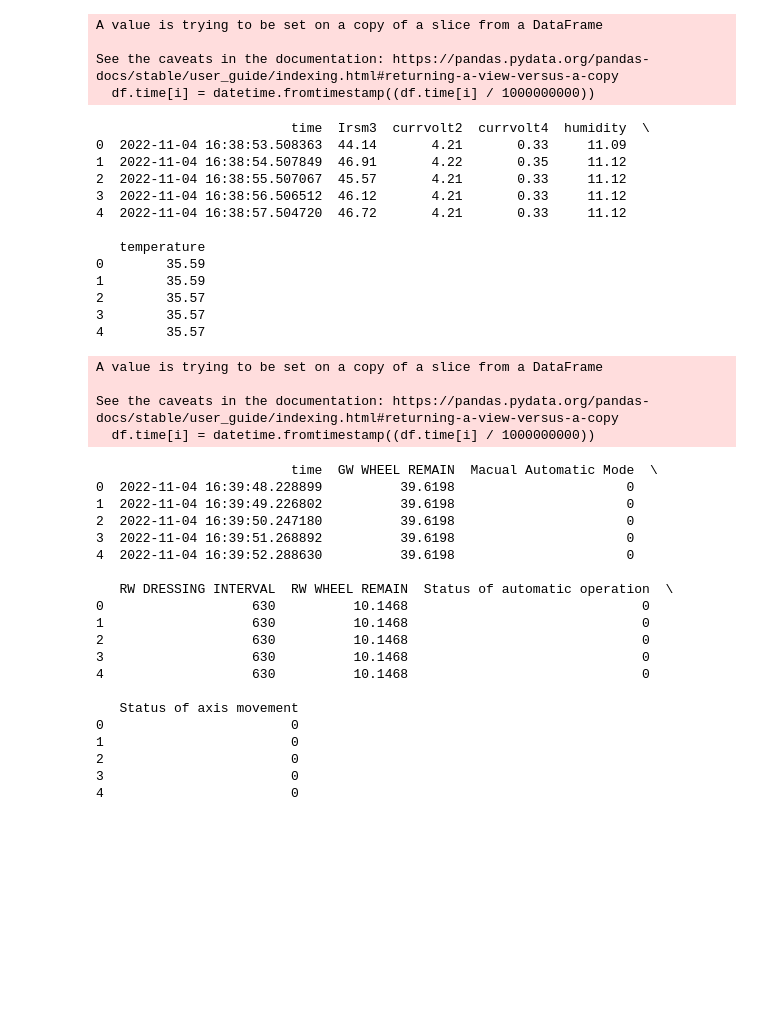
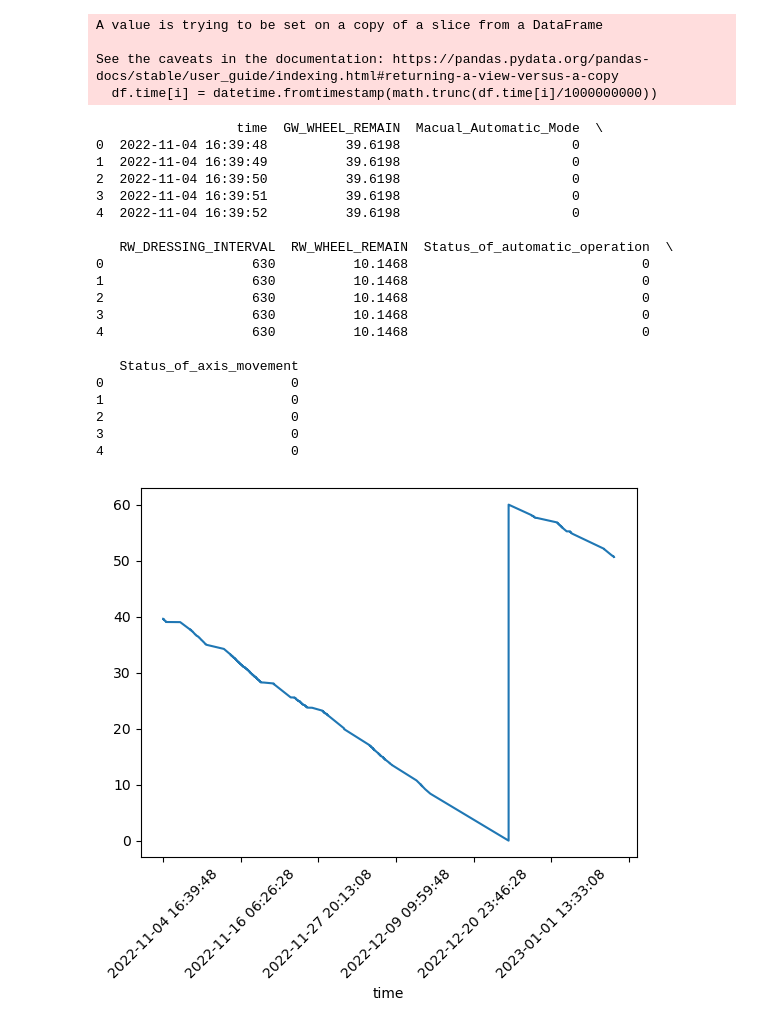
Before and after one commit to minimini9951/Final-Project-in-class, a Jupyter notebook: data analyze.ipynb, the cells around one changed output. Drawn from its saved outputs; the diff is of its cells as text; code cells hidden in the pictures; blank space fills up the shorter version.

```diff
--- a/data analyze.ipynb
+++ b/data analyze.ipynb
@@ -17,3 +15,6 @@ fanuc_df.drop(["name", 'TOTAL_COUNTER', 'PART COUNTER', 'GW DRESSING INTERVAL',
+# %%
+fanuc_path = "C:/k_digital/source/python_study/Final-Project-in-class/Data/fanuc.csv"
+fanuc_df = pd.read_csv(fanuc_path)
 # %%
 def trans_timestamp_with_ms(df):
     for i in range(len(df.time)):
@@ -21,47 +22,41 @@ def trans_timestamp_with_ms(df):
     print(df.head())
 # %%
-trans_timestamp_with_ms(data_df)
 trans_timestamp_with_ms(fanuc_df)
 # %% [output]
 A value is trying to be set on a copy of a slice from a DataFrame
 
 See the caveats in the documentation: https://pandas.pydata.org/pandas-docs/stable/user_guide/indexing.html#returning-a-view-versus-a-copy
-  df.time[i] = datetime.fromtimestamp((df.time[i] / 1000000000))
+  df.time[i] = datetime.fromtimestamp(math.trunc(df.time[i]/1000000000))
-                         time  Irsm3  currvolt2  currvolt4  humidity  \
-0  2022-11-04 16:38:53.508363  44.14       4.21       0.33     11.09
-1  2022-11-04 16:38:54.507849  46.91       4.22       0.35     11.12
-2  2022-11-04 16:38:55.507067  45.57       4.21       0.33     11.12
-3  2022-11-04 16:38:56.506512  46.12       4.21       0.33     11.12
-4  2022-11-04 16:38:57.504720  46.72       4.21       0.33     11.12
+                  time  GW_WHEEL_REMAIN  Macual_Automatic_Mode  \
+0  2022-11-04 16:39:48          39.6198                      0
+1  2022-11-04 16:39:49          39.6198                      0
+2  2022-11-04 16:39:50          39.6198                      0
+3  2022-11-04 16:39:51          39.6198                      0
+4  2022-11-04 16:39:52          39.6198                      0
 
-   temperature
-0        35.59
-1        35.59
-2        35.57
-3        35.57
-4        35.57
+   RW_DRESSING_INTERVAL  RW_WHEEL_REMAIN  Status_of_automatic_operation  \
+0                   630          10.1468                              0
+1                   630          10.1468                              0
+2                   630          10.1468                              0
+3                   630          10.1468                              0
+4                   630          10.1468                              0
+
+   Status_of_axis_movement
+0                        0
+1                        0
+2                        0
+3                        0
+4                        0
-A value is trying to be set on a copy of a slice from a DataFrame
-
-See the caveats in the documentation: https://pandas.pydata.org/pandas-docs/stable/user_guide/indexing.html#returning-a-view-versus-a-copy
-  df.time[i] = datetime.fromtimestamp((df.time[i] / 1000000000))
-                         time  GW WHEEL REMAIN  Macual Automatic Mode  \
-0  2022-11-04 16:39:48.228899          39.6198                      0
-1  2022-11-04 16:39:49.226802          39.6198                      0
-2  2022-11-04 16:39:50.247180          39.6198                      0
-3  2022-11-04 16:39:51.268892          39.6198                      0
-4  2022-11-04 16:39:52.288630          39.6198                      0
-
-   RW DRESSING INTERVAL  RW WHEEL REMAIN  Status of automatic operation  \
-0                   630          10.1468                              0
-1                   630          10.1468                              0
-2                   630          10.1468                              0
-3                   630          10.1468                              0
-4                   630          10.1468                              0
-
-   Status of axis movement
-0                        0
-1                        0
-2                        0
-3                        0
-4                        0
+# %%
+tot_time = pd.date_range(start='2022-11-04 16:39:48', end='2023-01-10 22:23:47', freq='S')
+time_df = pd.DataFrame(tot_time, columns=['time'])
+# %%
+fanuc_df = pd.concat([fanuc_df, time_df], ignore_index=True)
+fanuc_df.drop_duplicates(['time'], keep='first', ignore_index=True, inplace=True)
+fanuc_df.set_index('time', inplace=True)
+fanuc_df.sort_index(ascending=True, inplace=True)
+# %%
+ax = fanuc_df.set_index('time').GW_WHEEL_REMAIN.plot(rot=45)
+# %% [output]
+[figure, added]
 # %%
```
Also changed, not shown: parts of 16 cells of this notebook.
